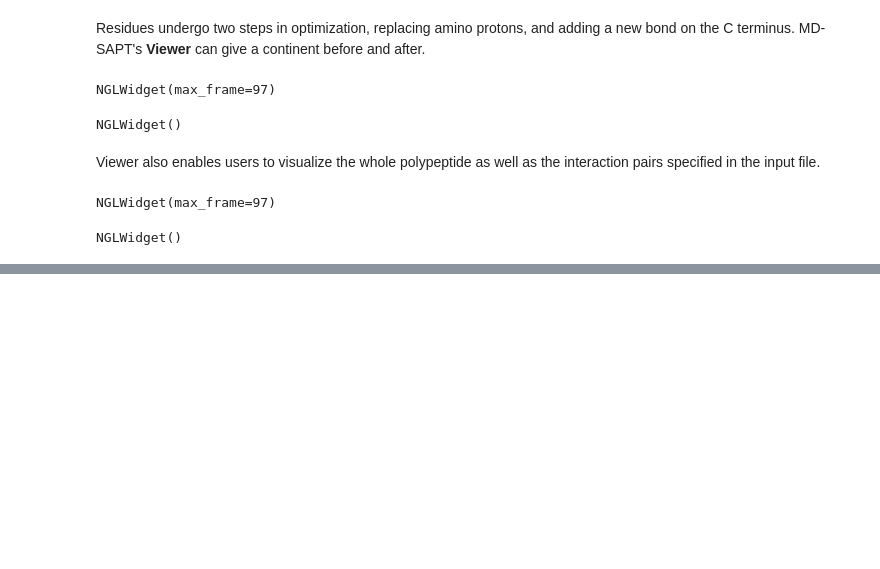
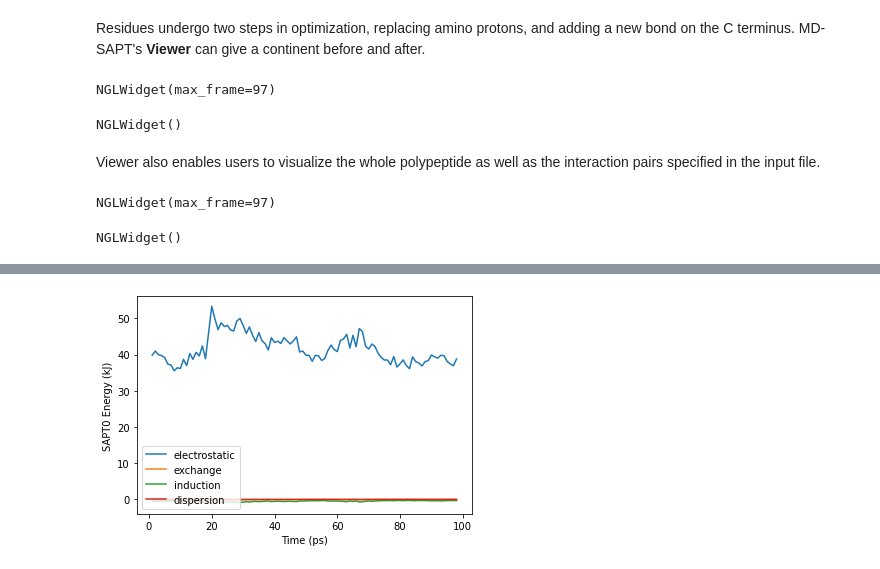
Before and after one commit to ALescoulie/MDSAPT_demo, a Jupyter notebook: MD-SAPT_demo.ipynb, the cells around one changed output, grey strips where cells are left out. Cells and saved outputs as stored; diff of their text form; code cells hidden in the pictures; blank space fills up the shorter version.

```diff
--- a/MD-SAPT_demo.ipynb
+++ b/MD-SAPT_demo.ipynb
@@ -111,6 +127,6 @@ except FileNotFoundError:
     # If you really want to run the entire SAPT yourself, delete sapt_run.pkl
     # and run this cell again.
     sapt_run = mdsapt.TrajectorySAPT(In, Opt)
-    sapt_run.run()
+    sapt_run.run(start=In.start, stop=In.stop, step=In.step)
     with open('sapt_run.pkl', 'wb') as file:
         pickle.dump(sapt_run, file)
@@ -132,0 +154,16 @@ sapt_run.results
+# %%
+import matplotlib.pyplot as plt
+
+sapt_res_keys = ['electrostatic', 'exchange', 'induction', 'dispersion']
+time = sapt_run.results['time']
+
+for key in sapt_res_keys:
+    plt.plot(time, sapt_run.results[key], label=key)
+
+plt.xlabel("Time (ps)")
+plt.ylabel("SAPT0 Energy (kJ)")
+plt.legend(loc="lower left")
+
+plt.show()
+# %% [output]
+[figure, added]
```
Also changed, not shown: parts of 9 cells of this notebook.
